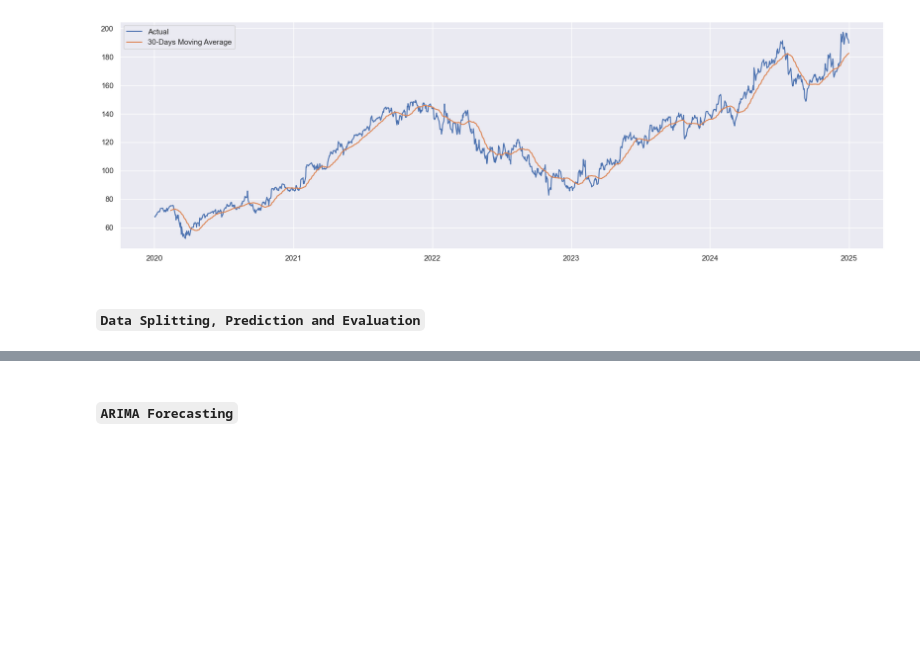
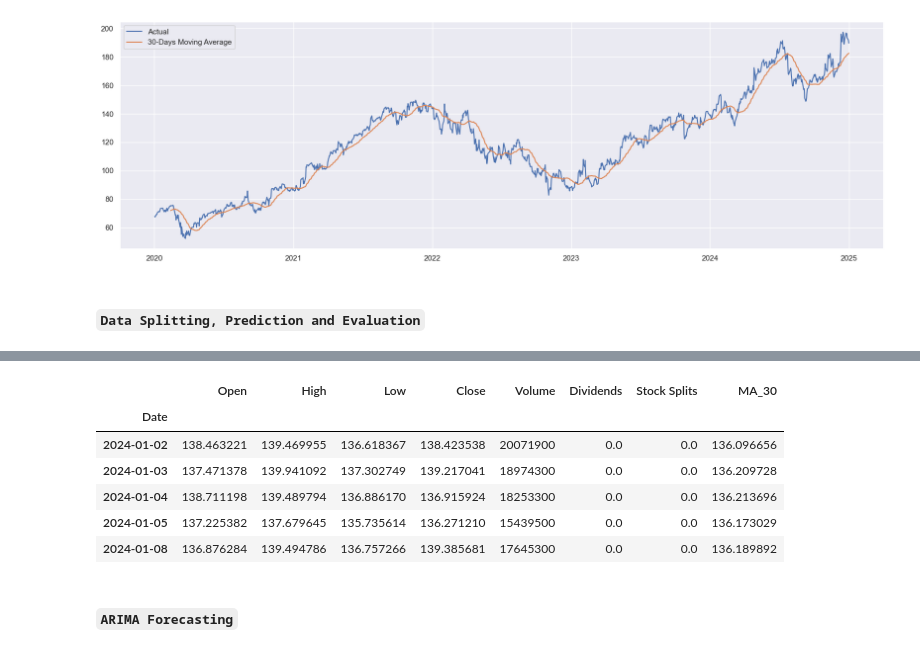
Before and after one commit to codewithraphael/machine-learning, a Jupyter notebook: Time Series Forecasting/Google/Notebook/google.ipynb, the cells around one changed output, grey strips where cells are left out. Saved outputs shown, nothing was run; the diff lists cells and outputs as text; code cells hidden in the pictures; blank space fills up the shorter version.

```diff
--- a/Time Series Forecasting/Google/Notebook/google.ipynb
+++ b/Time Series Forecasting/Google/Notebook/google.ipynb
@@ -144,3 +150,13 @@ test = goog[pd.to_datetime(goog.index).year == 2024]
+# %%
+test.head()
+# %% [output]
+|  | Open | High | Low | Close | Volume | Dividends | Stock Splits | MA_30 |
+| Date |  |  |  |  |  |  |  |  |
+| 2024-01-02 | 138.463221 | 139.469955 | 136.618367 | 138.423538 | 20071900 | 0.0 | 0.0 | 136.096656 |
+| 2024-01-03 | 137.471378 | 139.941092 | 137.302749 | 139.217041 | 18974300 | 0.0 | 0.0 | 136.209728 |
+| 2024-01-04 | 138.711198 | 139.489794 | 136.886170 | 136.915924 | 18253300 | 0.0 | 0.0 | 136.213696 |
+| 2024-01-05 | 137.225382 | 137.679645 | 135.735614 | 136.271210 | 15439500 | 0.0 | 0.0 | 136.173029 |
+| 2024-01-08 | 136.876284 | 139.494786 | 136.757266 | 139.385681 | 17645300 | 0.0 | 0.0 | 136.189892 |
 # %% [markdown]
 #### `ARIMA Forecasting`
 # %%
```
Also changed, not shown: parts of 9 cells of this notebook.
